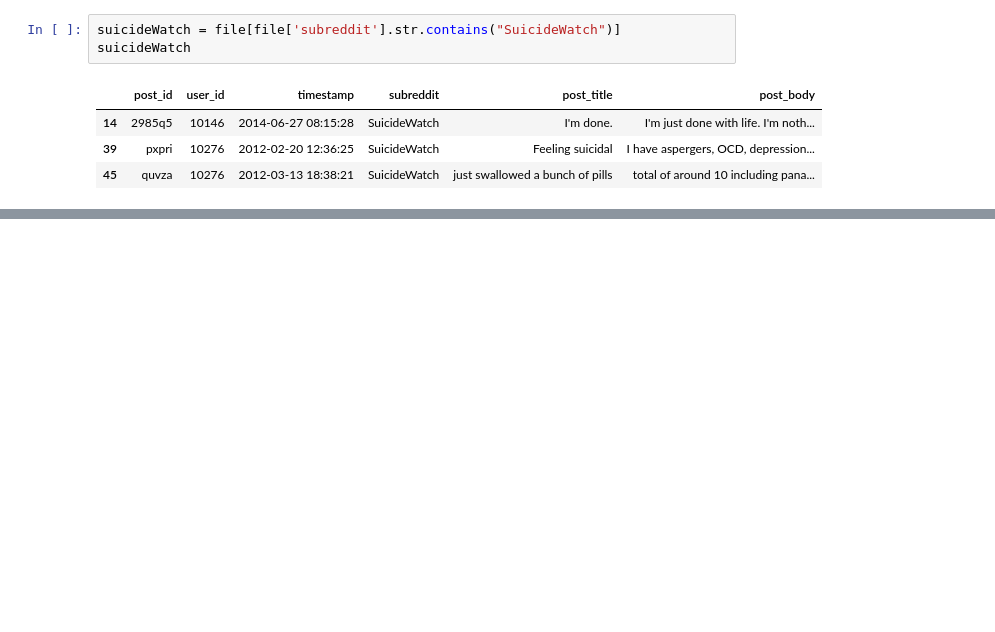
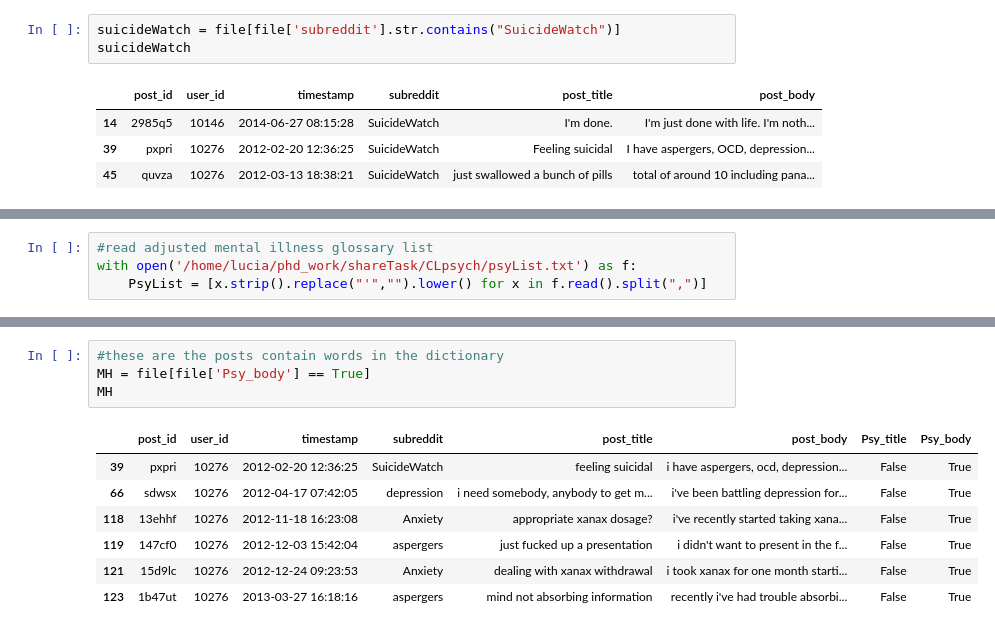
Before and after one commit to luciasalar/suicideDetection, a Jupyter notebook: exploreData.ipynb, the cells around one changed output, grey strips where cells are left out. Drawn from its saved outputs; the diff is of its cells as text; blank space fills up the shorter version.

```diff
--- a/exploreData.ipynb
+++ b/exploreData.ipynb
@@ -145,0 +238,4 @@ for p in patterns:
+# %%
+#read adjusted mental illness glossary list
+with open('/home/lucia/phd_work/shareTask/CLpsych/psyList.txt') as f:
+    PsyList = [x.strip().replace("'","").lower() for x in f.read().split(",")]
@@ -145,0 +273,12 @@ for p in patterns:
+# %%
+#these are the posts contain words in the dictionary
+MH = file[file['Psy_body'] == True]
+MH
+# %% [output]
+|  | post_id | user_id | timestamp | subreddit | post_title | post_body | Psy_title | Psy_body |
+| 39 | pxpri | 10276 | 2012-02-20 12:36:25 | SuicideWatch | feeling suicidal | i have aspergers, ocd, depression... | False | True |
+| 66 | sdwsx | 10276 | 2012-04-17 07:42:05 | depression | i need somebody, anybody to get m... | i've been battling depression for... | False | True |
+| 118 | 13ehhf | 10276 | 2012-11-18 16:23:08 | Anxiety | appropriate xanax dosage? | i've recently started taking xana... | False | True |
+| 119 | 147cf0 | 10276 | 2012-12-03 15:42:04 | aspergers | just fucked up a presentation | i didn't want to present in the f... | False | True |
+| 121 | 15d9lc | 10276 | 2012-12-24 09:23:53 | Anxiety | dealing with xanax withdrawal | i took xanax for one month starti... | False | True |
+| 123 | 1b47ut | 10276 | 2013-03-27 16:18:16 | aspergers | mind not absorbing information | recently i've had trouble absorbi... | False | True |
```
Also changed, not shown: parts of 32 cells of this notebook, 2 other files.
